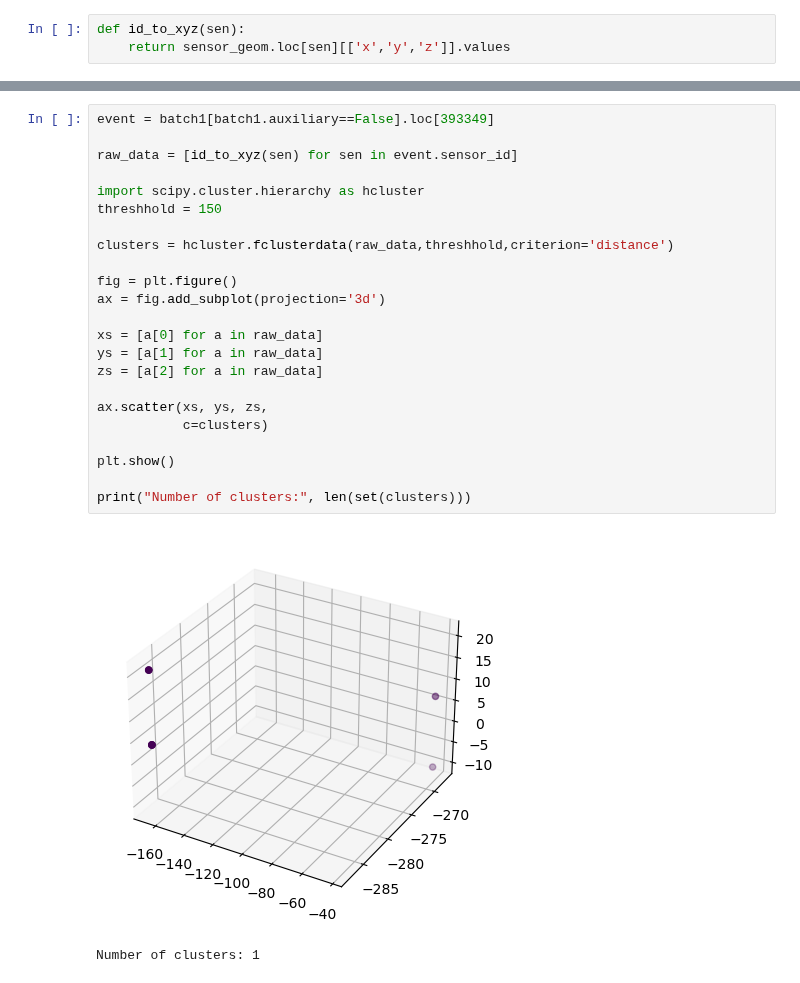
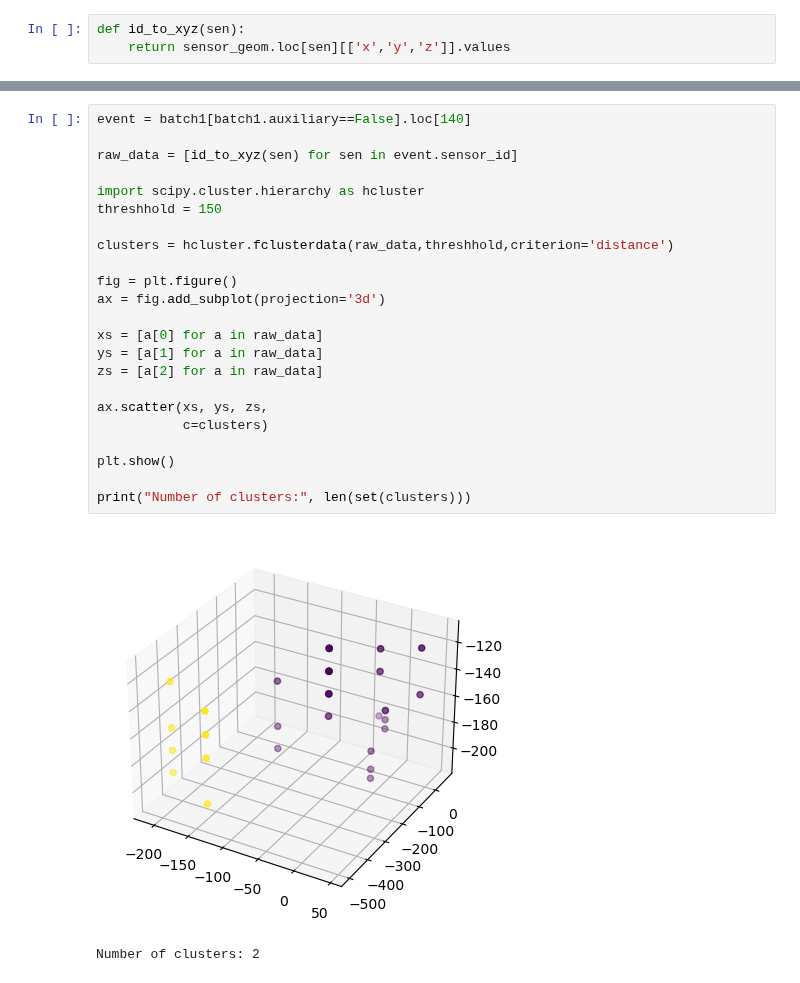
Before and after one commit to kdv97/ice-cube, a Jupyter notebook: Exploratory Data Analysis/clustering.ipynb, the cells around one changed output, grey strips where cells are left out. Drawn from its saved outputs; the diff is of its cells as text.

Commit message:
clustering, line fitting

```diff
--- a/Exploratory Data Analysis/clustering.ipynb
+++ b/Exploratory Data Analysis/clustering.ipynb
@@ -11,26 +36,26 @@ def id_to_xyz(sen):
 # %%
-event = batch1[batch1.auxiliary==False].loc[393349]
+event = batch1[batch1.auxiliary==False].loc[140]
 
 raw_data = [id_to_xyz(sen) for sen in event.sensor_id]
 
 import scipy.cluster.hierarchy as hcluster
 threshhold = 150
 
 clusters = hcluster.fclusterdata(raw_data,threshhold,criterion='distance')
 
 fig = plt.figure()
 ax = fig.add_subplot(projection='3d')
 
 xs = [a[0] for a in raw_data]
 ys = [a[1] for a in raw_data]
 zs = [a[2] for a in raw_data]
 
 ax.scatter(xs, ys, zs,
            c=clusters)
 
 plt.show()
 
 print("Number of clusters:", len(set(clusters)))
 # %% [output]
-[figure, old version]
+[figure, new version]
-Number of clusters: 1
+Number of clusters: 2
```
Also changed, not shown: parts of 3 cells of this notebook, 3 other files.
